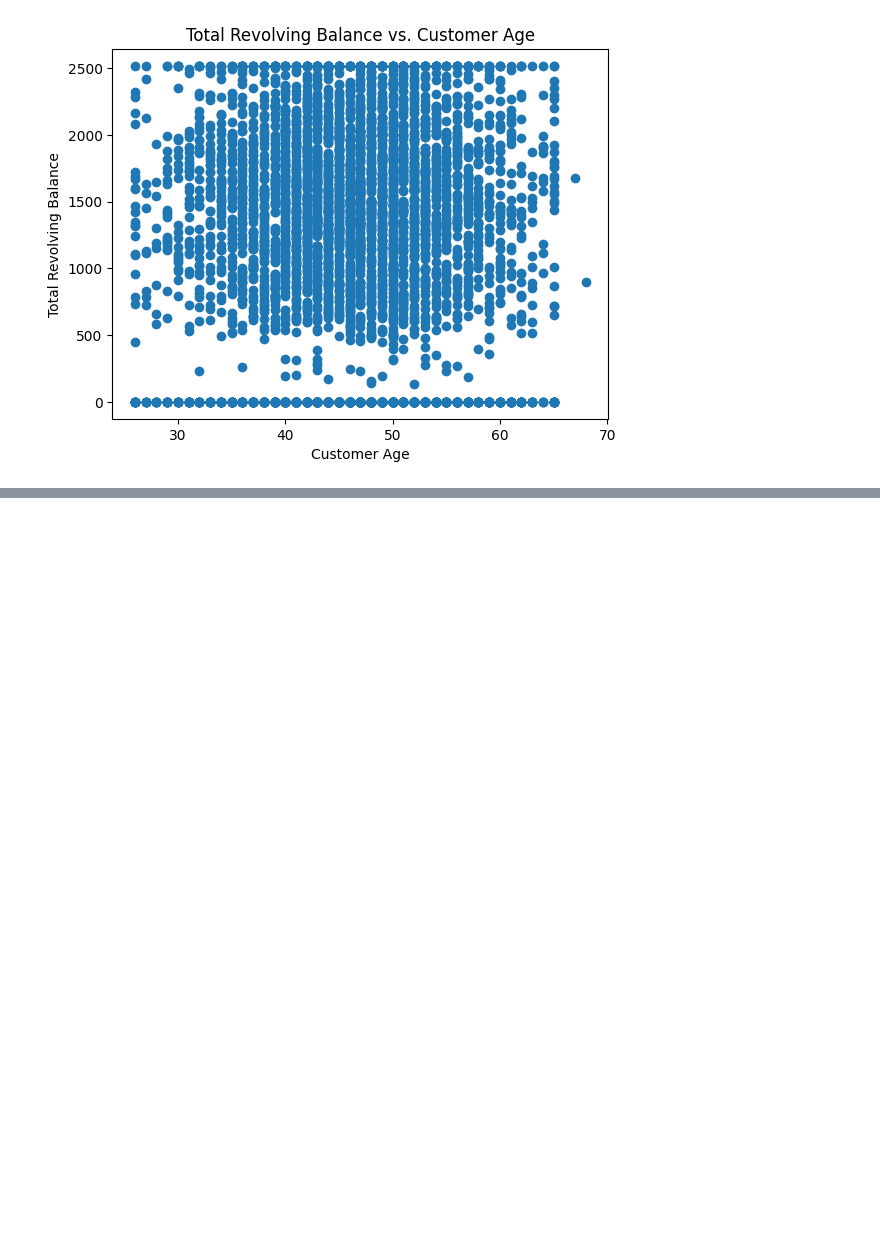
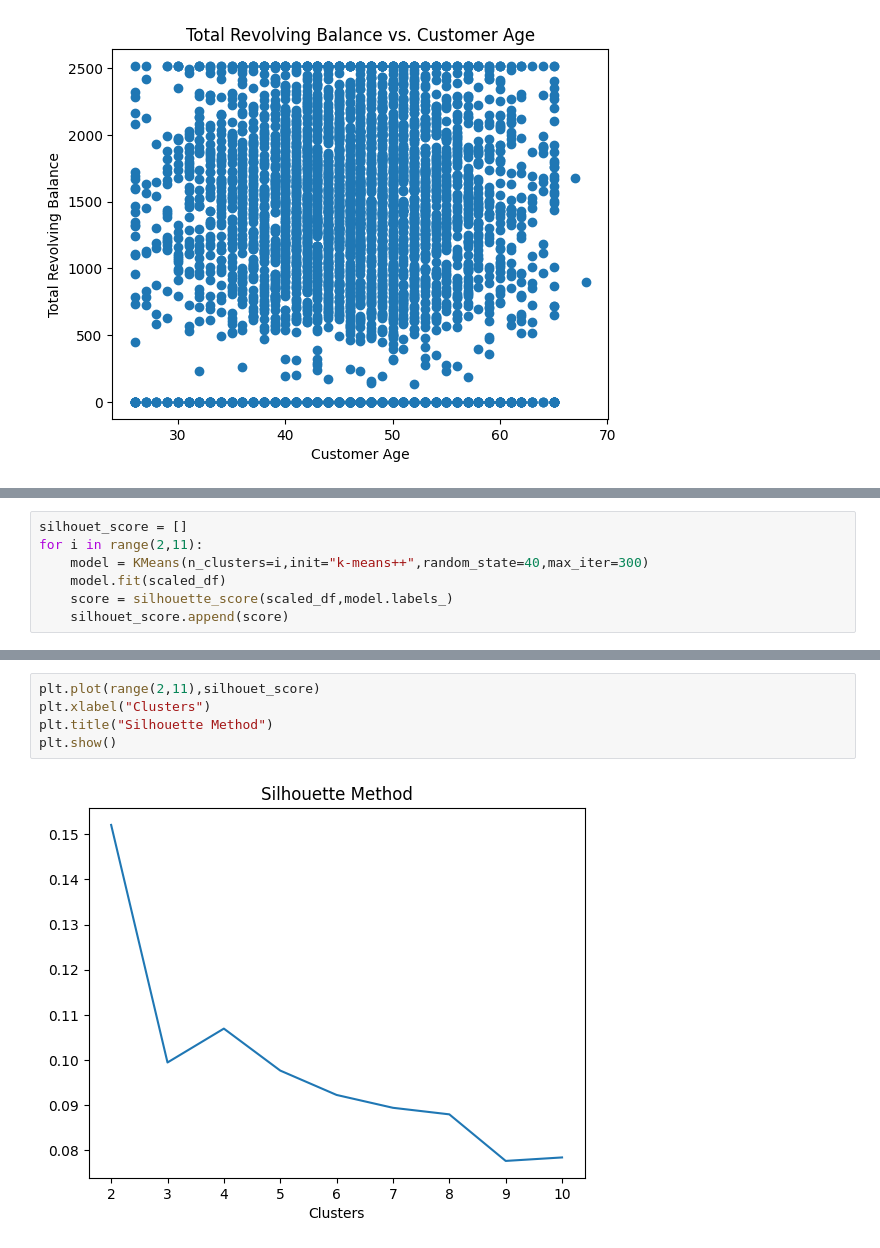
Before and after one commit to destinysam/d2k_assignment, a Jupyter notebook: credit card customer analysis/main.ipynb, the cells around one changed output, grey strips where cells are left out. Drawn from its saved outputs; the diff is of its cells as text; blank space fills up the shorter version.

```diff
--- a/credit card customer analysis/main.ipynb
+++ b/credit card customer analysis/main.ipynb
@@ -347,0 +400,7 @@ plt.show()
+# %%
+silhouet_score = []
+for i in range(2,11):
+    model = KMeans(n_clusters=i,init="k-means++",random_state=40,max_iter=300)
+    model.fit(scaled_df)
+    score = silhouette_score(scaled_df,model.labels_)
+    silhouet_score.append(score)
@@ -347,0 +414,7 @@ plt.show()
+# %%
+plt.plot(range(2,11),silhouet_score)
+plt.xlabel("Clusters")
+plt.title("Silhouette Method")
+plt.show()
+# %% [output]
+[figure, added]
```
Also changed, not shown: parts of 60 cells of this notebook.
